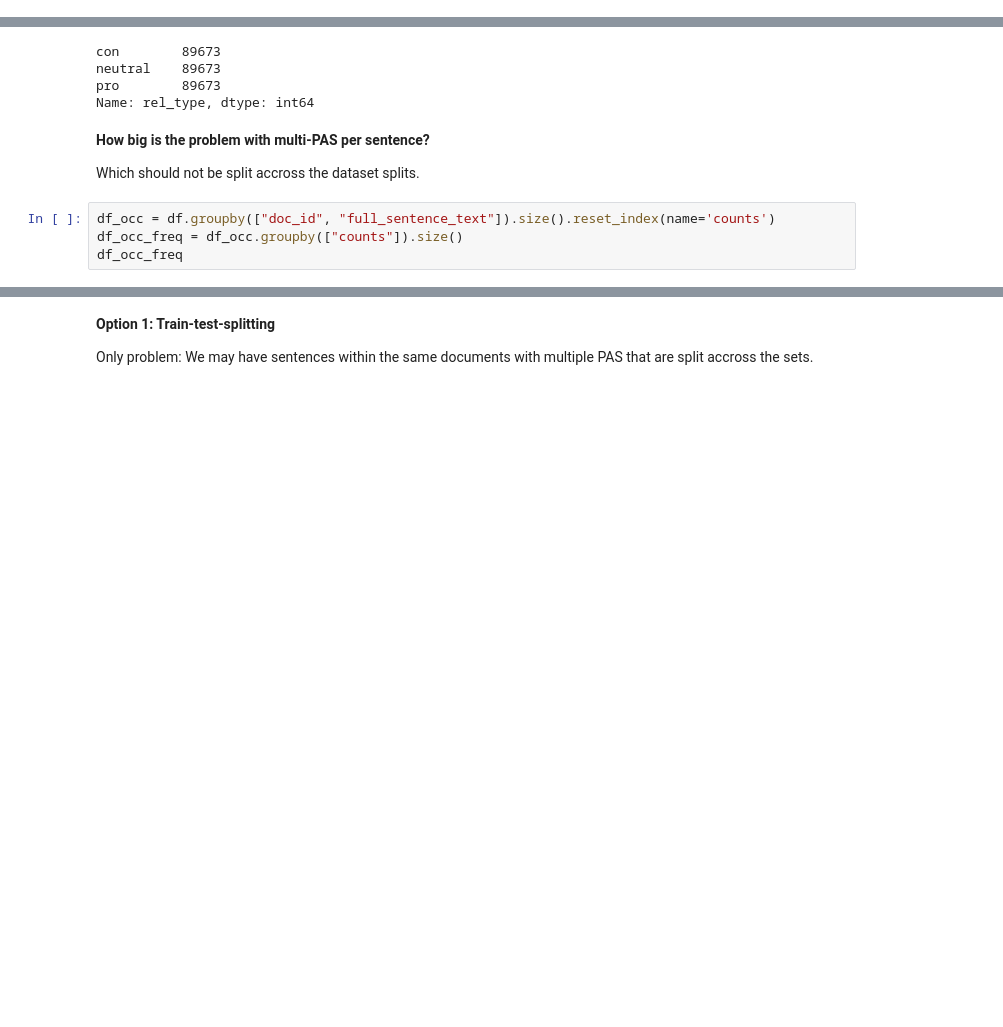
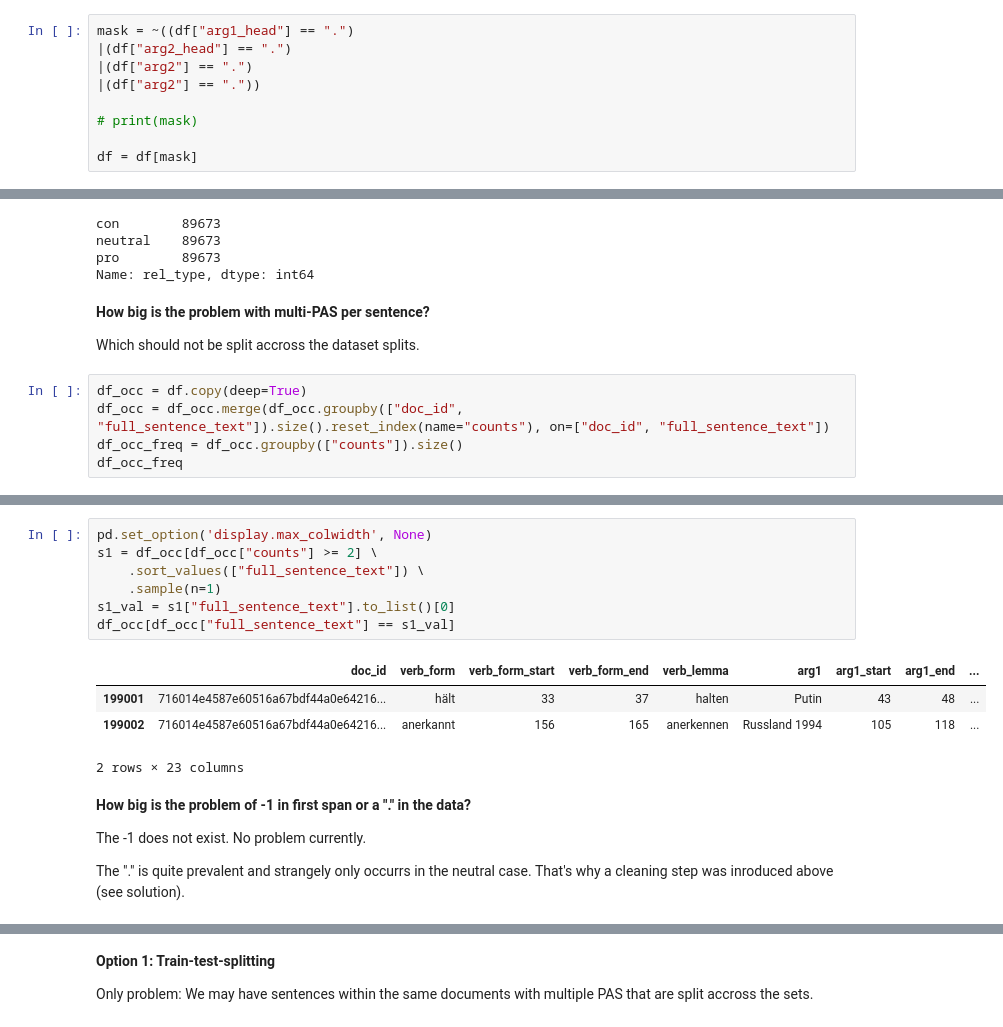
Before and after one commit to mystreamer/nb_ba, a Jupyter notebook: TrainTestSplit/TrainTestSplit.ipynb, the cells around one changed output, grey strips where cells are left out. Cells and saved outputs as stored; diff of their text form; blank space fills up the shorter version.

Commit message:
Exclude improper arguments forms
Such as with "." in arguments

```diff
--- a/TrainTestSplit/TrainTestSplit.ipynb
+++ b/TrainTestSplit/TrainTestSplit.ipynb
@@ -44,0 +47,9 @@ Make sure that each class is represented equally.
+# %%
+mask = ~((df["arg1_head"] == ".")
+|(df["arg2_head"] == ".")
+|(df["arg2"] == ".")
+|(df["arg2"] == "."))
+
+# print(mask)
+
+df = df[mask]
@@ -57,7 +72,8 @@ Name: rel_type, dtype: int64
 
 Which should not be split accross the dataset splits.
 # %%
-df_occ = df.groupby(["doc_id", "full_sentence_text"]).size().reset_index(name='counts')
+df_occ = df.copy(deep=True)
+df_occ = df_occ.merge(df_occ.groupby(["doc_id", "full_sentence_text"]).size().reset_index(name="counts"), on=["doc_id", "full_sentence_text"])
 df_occ_freq = df_occ.groupby(["counts"]).size()
 df_occ_freq
 # %% [output]
@@ -69,0 +92,18 @@ dtype: int64
+# %%
+pd.set_option('display.max_colwidth', None)
+s1 = df_occ[df_occ["counts"] >= 2] \
+    .sort_values(["full_sentence_text"]) \
+    .sample(n=1)
+s1_val = s1["full_sentence_text"].to_list()[0]
+df_occ[df_occ["full_sentence_text"] == s1_val]
+# %% [output]
+|  | doc_id | verb_form | verb_form_start | verb_form_end | verb_lemma | arg1 | arg1_start | arg1_end | ... |
+| 199001 | 716014e4587e60516a67bdf44a0e64216... | hält | 33 | 37 | halten | Putin | 43 | 48 | ... |
+| 199002 | 716014e4587e60516a67bdf44a0e64216... | anerkannt | 156 | 165 | anerkennen | Russland 1994 | 105 | 118 | ... |
+2 rows × 23 columns
+# %% [markdown]
+**How big is the problem of -1 in first span or a "." in the data?**
+
+The -1 does not exist. No problem currently.
+
+The "." is quite prevalent and strangely only occurrs in the neutral case. That's why a cleaning step was inroduced above (see solution).
```
Also changed, not shown: parts of 7 cells of this notebook.
